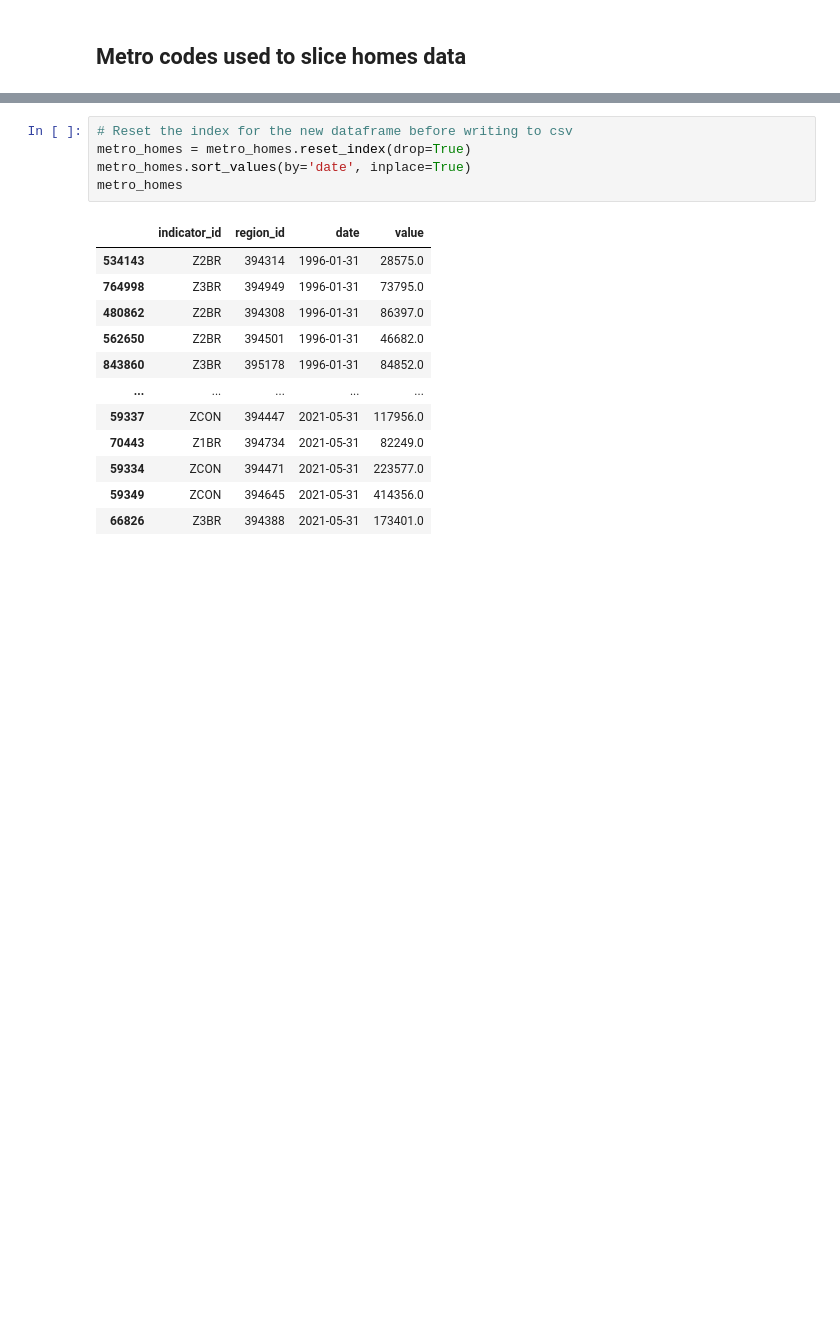
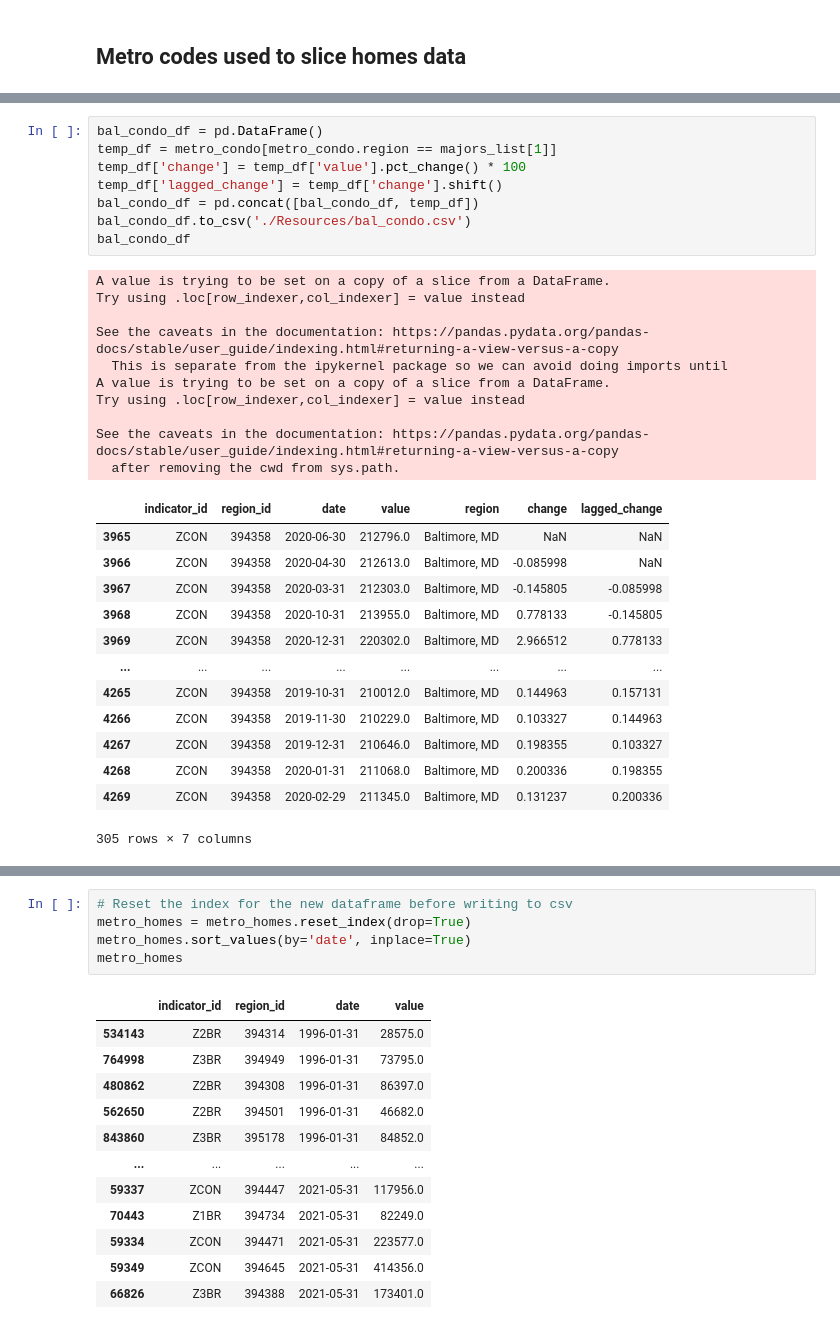
Before and after one commit to DunfrundB/real_estate_ml, a Jupyter notebook: zillow_quandl.ipynb, the cells around one changed output, grey strips where cells are left out. Saved outputs shown, nothing was run; the diff lists cells and outputs as text; blank space fills up the shorter version.

```diff
--- a/zillow_quandl.ipynb
+++ b/zillow_quandl.ipynb
@@ -174,0 +276,32 @@ metro_homes
+# %%
+bal_condo_df = pd.DataFrame()
+temp_df = metro_condo[metro_condo.region == majors_list[1]]
+temp_df['change'] = temp_df['value'].pct_change() * 100
+temp_df['lagged_change'] = temp_df['change'].shift()
+bal_condo_df = pd.concat([bal_condo_df, temp_df])
+bal_condo_df.to_csv('./Resources/bal_condo.csv')
+bal_condo_df
+# %% [output]
+A value is trying to be set on a copy of a slice from a DataFrame.
+Try using .loc[row_indexer,col_indexer] = value instead
+
+See the caveats in the documentation: https://pandas.pydata.org/pandas-docs/stable/user_guide/indexing.html#returning-a-view-versus-a-copy
+  This is separate from the ipykernel package so we can avoid doing imports until
+A value is trying to be set on a copy of a slice from a DataFrame.
+Try using .loc[row_indexer,col_indexer] = value instead
+
+See the caveats in the documentation: https://pandas.pydata.org/pandas-docs/stable/user_guide/indexing.html#returning-a-view-versus-a-copy
+  after removing the cwd from sys.path.
+|  | indicator_id | region_id | date | value | region | change | lagged_change |
+| 3965 | ZCON | 394358 | 2020-06-30 | 212796.0 | Baltimore, MD | NaN | NaN |
+| 3966 | ZCON | 394358 | 2020-04-30 | 212613.0 | Baltimore, MD | -0.085998 | NaN |
+| 3967 | ZCON | 394358 | 2020-03-31 | 212303.0 | Baltimore, MD | -0.145805 | -0.085998 |
+| 3968 | ZCON | 394358 | 2020-10-31 | 213955.0 | Baltimore, MD | 0.778133 | -0.145805 |
+| 3969 | ZCON | 394358 | 2020-12-31 | 220302.0 | Baltimore, MD | 2.966512 | 0.778133 |
+| ... | ... | ... | ... | ... | ... | ... | ... |
+| 4265 | ZCON | 394358 | 2019-10-31 | 210012.0 | Baltimore, MD | 0.144963 | 0.157131 |
+| 4266 | ZCON | 394358 | 2019-11-30 | 210229.0 | Baltimore, MD | 0.103327 | 0.144963 |
+| 4267 | ZCON | 394358 | 2019-12-31 | 210646.0 | Baltimore, MD | 0.198355 | 0.103327 |
+| 4268 | ZCON | 394358 | 2020-01-31 | 211068.0 | Baltimore, MD | 0.200336 | 0.198355 |
+| 4269 | ZCON | 394358 | 2020-02-29 | 211345.0 | Baltimore, MD | 0.131237 | 0.200336 |
+305 rows × 7 columns
```
Also changed, not shown: parts of 35 cells of this notebook, 30 other files.
